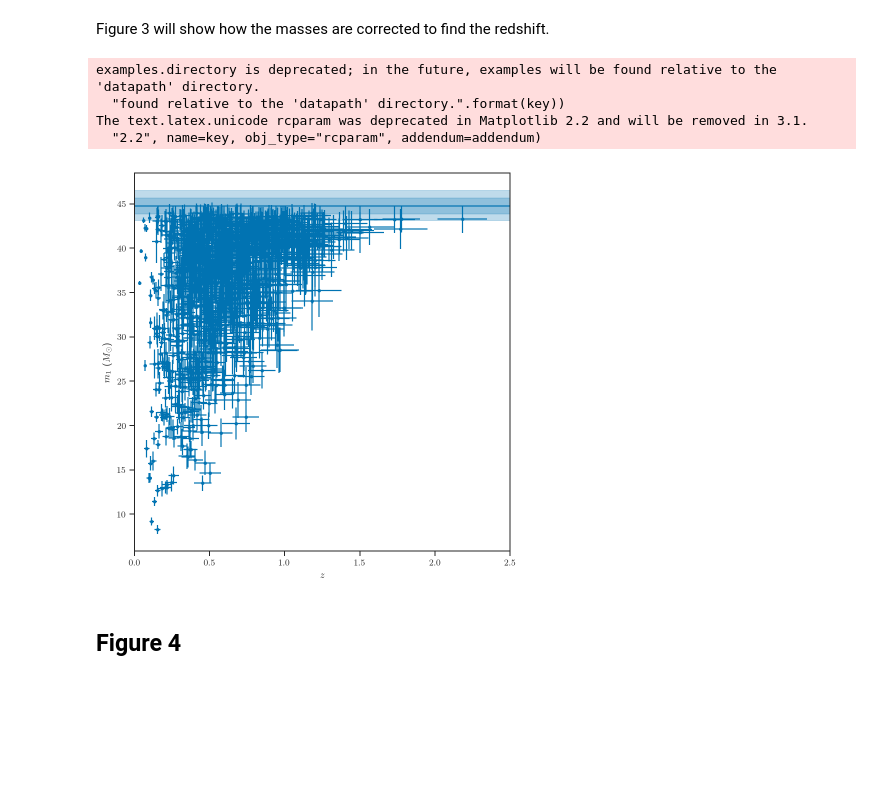
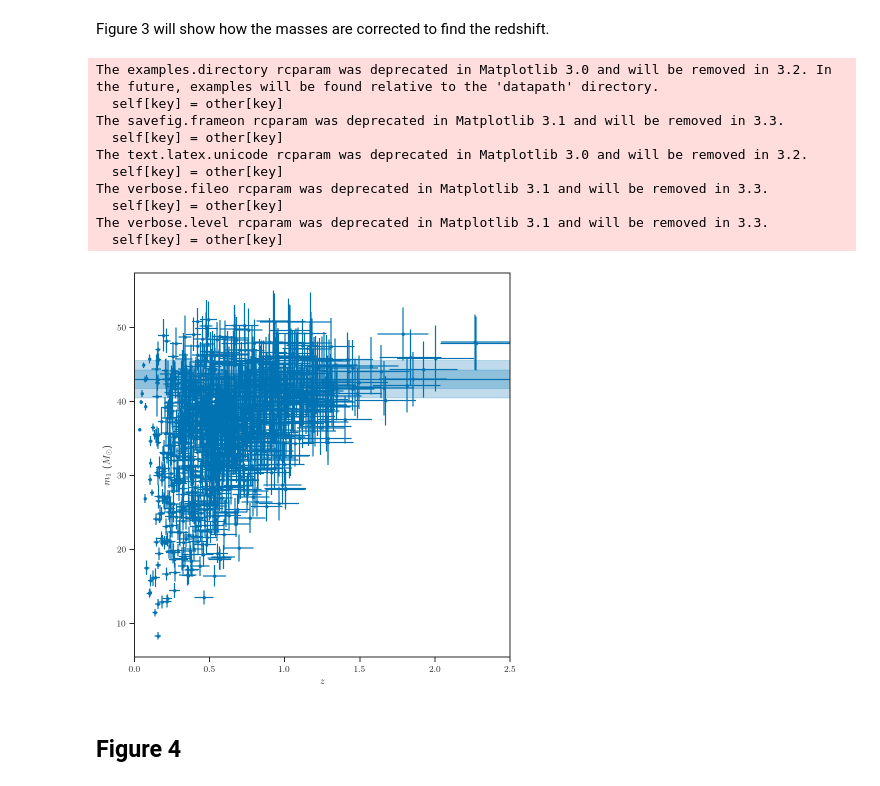
Before and after one commit to farr/PISNLineCosmography, a Jupyter notebook: PaperPlots.ipynb, the cells around one changed output. Cells and saved outputs as stored; diff of their text form; code cells hidden in the pictures; blank space fills up the shorter version.

```diff
--- a/PaperPlots.ipynb
+++ b/PaperPlots.ipynb
@@ -163,6 +167,6 @@ Figure 2 shows the constraints we obtain on $H(z)$, with and without external co
 # %%
-c = plots.load_chains('population_1yr.h5')
-cc = plots.load_chains('population_5yr.h5', select_subset=[False, True, True, True])
+c = az.from_netcdf('population_1yr_32768.nc')
+cc = az.from_netcdf('population_5yr_131072.nc')
 
 with plots.pub_plots(figsize=array(plots.figsize_pub)/2):
     figure()
@@ -188,14 +192,11 @@ with plots.pub_plots(figsize=array(plots.figsize_pub)/2):
     figure()
     i = argmin(abs(zs-0.75))
 
-    H75_1 = array([cosmo.Flatw0waCDM(H0*u.km/u.s/u.Mpc, Om, w, w_a).efunc(0.75)*H0 for H0, Om, w, w_a in zip(c['H0'].flatten(), c['Om'].flatten(), c['w'].flatten(), c['w_a'].flatten())])
-    H75_5 = array([cosmo.Flatw0waCDM(H0*u.km/u.s/u.Mpc, Om, w, w_a).efunc(0.75)*H0 for H0, Om, w, w_a in zip(cc['H0'].flatten(), cc['Om'].flatten(), cc['w'].flatten(), cc['w_a'].flatten())])
+    H75_1 = array([cosmo.FlatwCDM(H0*u.km/u.s/u.Mpc, Om, w).efunc(0.75)*H0 for H0, Om, w in zip(c.posterior.H0.values.flatten(), c.posterior.Om.values.flatten(), c.posterior.w0.values.flatten())])
+    H75_5 = array([cosmo.FlatwCDM(H0*u.km/u.s/u.Mpc, Om, w).efunc(0.75)*H0 for H0, Om, w in zip(cc.posterior.H0.values.flatten(), cc.posterior.Om.values.flatten(), cc.posterior.w0.values.flatten())])
 
     sns.distplot(H75_1.flatten(), label='1 Year')
     sns.distplot(H75_5.flatten(), label='5 Year')
-
-    xticks([90, 95, 100, 105, 110, 115, 120])
-
 
     xlabel(r'$H\left( z = 0.75 \right)$ ($\mathrm{km} \, \mathrm{s}^{-1} \, \mathrm{Mpc}^{-1}$)')
     ylabel(r'$p\left( H\left( z = 0.75 \right) \right)$')
@@ -225,32 +232,38 @@ The text.latex.unicode rcparam was deprecated in Matplotlib 2.2 and will be remo
 Figure 3 will show how the masses are corrected to find the redshift.
 # %%
 with plots.pub_plots():
-    c = plots.load_chains('population_1yr.h5')
+    c = az.from_netcdf('population_1yr_32768.nc')
     plots.mass_correction_plot(c)
     axis(xmin=0, xmax=2.5)
 
     tight_layout()
 
     savefig('paper/plots/mass-correction.pdf')
 
     with h5py.File('paper/plots/mass-correction.h5', 'w') as f:
-        f.attrs['MMax_median'] = median(c['MMax'])
-        f.attrs['MMax_2.5'] = percentile(c['MMax'], 2.5)
-        f.attrs['MMax_16'] = percentile(c['MMax'], 16)
-        f.attrs['MMax_84'] = percentile(c['MMax'], 84)
-        f.attrs['MMax_97.5'] = percentile(c['MMax'], 97.5)
+        f.attrs['MMax_median'] = median(c.posterior.MMax.values)
+        f.attrs['MMax_2.5'] = percentile(c.posterior.MMax.values, 2.5)
+        f.attrs['MMax_16'] = percentile(c.posterior.MMax.values, 16)
+        f.attrs['MMax_84'] = percentile(c.posterior.MMax.values, 84)
+        f.attrs['MMax_97.5'] = percentile(c.posterior.MMax.values, 97.5)
 
-        f.create_dataset('m1_mean', data=np.mean(c['m1s'], axis=(0,1)), compression='gzip', shuffle=True)
-        f.create_dataset('m1_std', data=np.std(c['m1s'], axis=(0,1)), compression='gzip', shuffle=True)
+        f.create_dataset('m1_mean', data=np.mean(c.posterior.m1s.values, axis=(0,1)), compression='gzip', shuffle=True)
+        f.create_dataset('m1_std', data=np.std(c.posterior.m1s.values, axis=(0,1)), compression='gzip', shuffle=True)
 
-        f.create_dataset('z_mean', data=np.mean(c['zs'], axis=(0,1)), compression='gzip', shuffle=True)
-        f.create_dataset('z_std', data=np.std(c['zs'], axis=(0,1)), compression='gzip', shuffle=True)
+        f.create_dataset('z_mean', data=np.mean(c.posterior.zs.values, axis=(0,1)), compression='gzip', shuffle=True)
+        f.create_dataset('z_std', data=np.std(c.posterior.zs.values, axis=(0,1)), compression='gzip', shuffle=True)
 # %% [output]
-examples.directory is deprecated; in the future, examples will be found relative to the 'datapath' directory.
-  "found relative to the 'datapath' directory.".format(key))
-The text.latex.unicode rcparam was deprecated in Matplotlib 2.2 and will be removed in 3.1.
-  "2.2", name=key, obj_type="rcparam", addendum=addendum)
+The examples.directory rcparam was deprecated in Matplotlib 3.0 and will be removed in 3.2. In the future, examples will be found relative to the 'datapath' directory.
+  self[key] = other[key]
+The savefig.frameon rcparam was deprecated in Matplotlib 3.1 and will be removed in 3.3.
+  self[key] = other[key]
+The text.latex.unicode rcparam was deprecated in Matplotlib 3.0 and will be removed in 3.2.
+  self[key] = other[key]
+The verbose.fileo rcparam was deprecated in Matplotlib 3.1 and will be removed in 3.3.
+  self[key] = other[key]
+The verbose.level rcparam was deprecated in Matplotlib 3.1 and will be removed in 3.3.
+  self[key] = other[key]
-[figure, old version]
+[figure, new version]
 # %% [markdown]
 ## Figure 4
 # %% [markdown]
```
Also changed, not shown: parts of 12 cells of this notebook, 14 other files.
